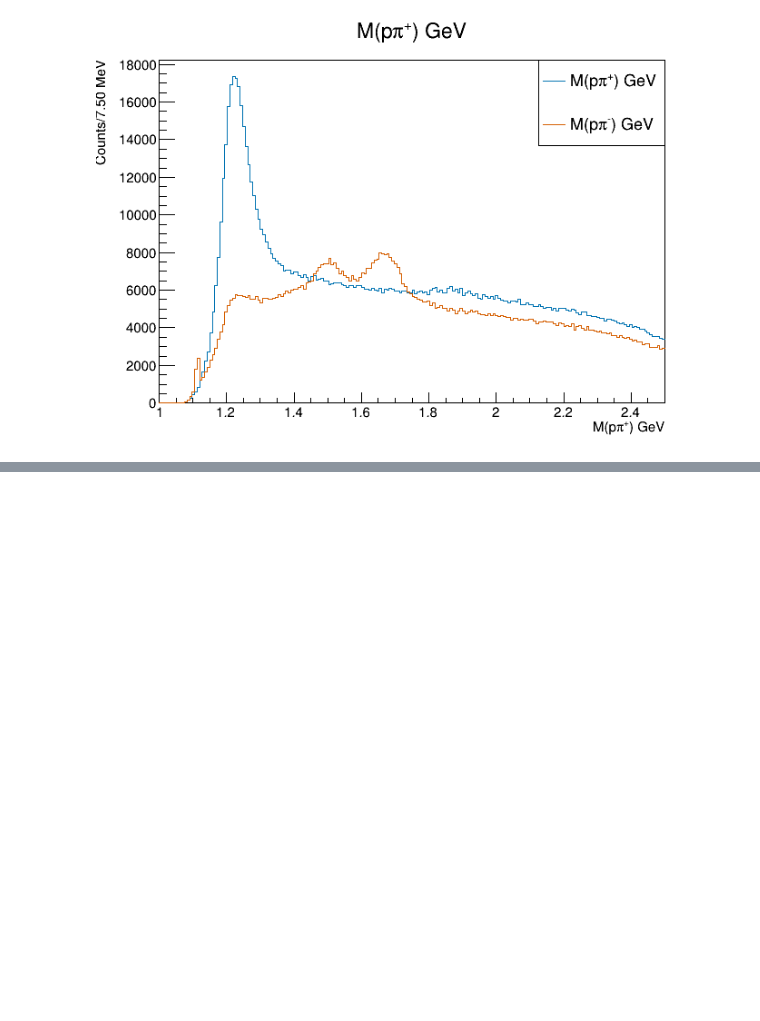
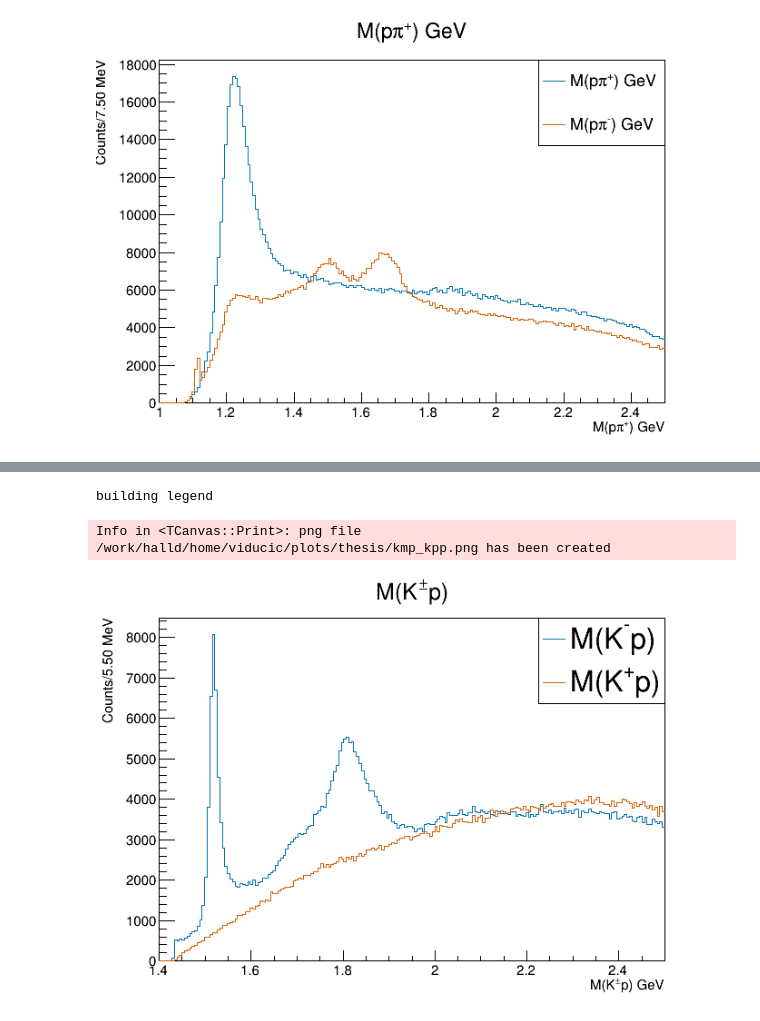
Before and after one commit to tylerviducic/gluex, a Jupyter notebook: scripts/plotting/thesis_plotter.ipynb, the cells around one changed output, grey strips where cells are left out. Saved outputs shown, nothing was run; the diff lists cells and outputs as text; code cells hidden in the pictures; blank space fills up the shorter version.

```diff
--- a/scripts/plotting/thesis_plotter.ipynb
+++ b/scripts/plotting/thesis_plotter.ipynb
@@ -143,0 +178,14 @@ Info in <TCanvas::Print>: png file /work/halld/home/viducic/plots/thesis/delta_n
+# %%
+legend = plotter.build_legend([hist_kmp, hist_kpp], labels=['M(K^{-}p)', 'M(K^{+}p)'])
+hist_kpp.SetLineColor(ROOT.TColor.GetColor(ct.COLORBLIND_HEX_DICT['red']))
+hist_kmp.SetTitle('M(K^{#pm}p)')
+hist_kmp.GetXaxis().SetTitle('M(K^{#pm}p) GeV')
+hist_kmp.Draw()
+hist_kpp.Draw('same')
+legend.Draw()
+c.Draw()
+plotter.save_plot(c, 'kmp_kpp')
+# %% [output]
+building legend
+Info in <TCanvas::Print>: png file /work/halld/home/viducic/plots/thesis/kmp_kpp.png has been created
+[figure, added]
```
Also changed, not shown: parts of 9 cells of this notebook.
